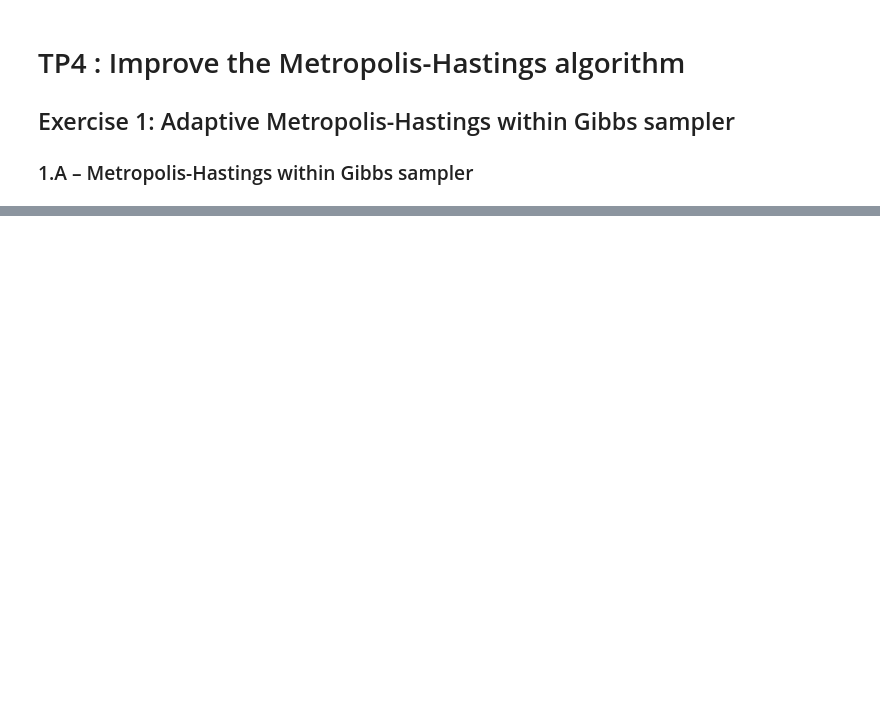
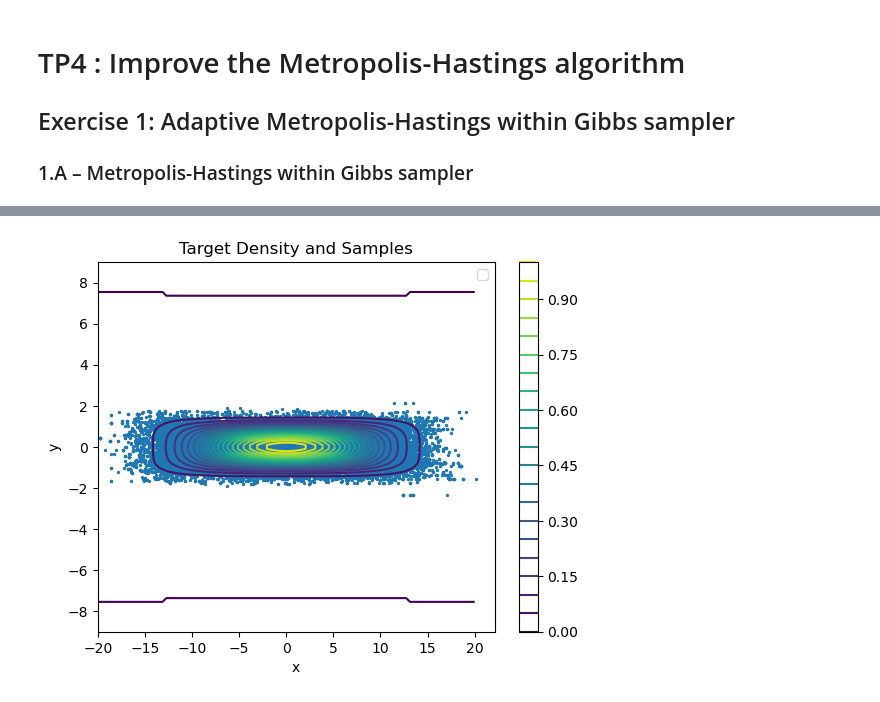
Before and after one commit to AugustinCablant/3A-class, a Jupyter notebook: Computational Statistics/TP4.ipynb, the cells around one changed output, grey strips where cells are left out. Drawn from its saved outputs; the diff is of its cells as text; code cells hidden in the pictures; blank space fills up the shorter version.

```diff
--- a/Computational Statistics/TP4.ipynb
+++ b/Computational Statistics/TP4.ipynb
@@ -16,9 +19,10 @@ def initialize_parameters():
     a = 10
     sigma_x = 3
     sigma_y = 3
-    return a, sigma_x, sigma_y
+    n_sample = 10 ** 5
+    return a, sigma_x, sigma_y, n_sample
 
-a, sigma_x, sigma_y = initialize_parameters()
+a, sigma_x, sigma_y, n_sample = initialize_parameters()
 
 # -------------------------------------- #
 
@@ -40,4 +44,84 @@ def proposal_kernel_y(x, y, sigma_y):
     return x_prime, y_prime
 
 # -------------------------------------- #
-def
+def samples_P(x0, y0, a, sigma_x, sigma_y, n_sample, burnin = 0):
+    """ Implement an algorithm which samples a chain with kernel P"""
+    samples = list()
+    samples.append([x0, y0])
+    acceptance_x = 0
+    acceptance_y = 0
+
+    for _ in tqdm(range(n_sample)):
+        x, y = samples[-1]
+        p = np.random.random()
+        q = np.random.random()
+        if p <= 0.5:    # Update X
+            x_prime, y_prime = proposal_kernel_x(x, y, sigma_x)
+            alpha = min(1, target_distribution(x_prime, y_prime, a) / target_distribution(x, y, a))
+            if q < alpha:    # We accept the sample
+                samples.append([x_prime, y_prime])
+                acceptance_x += 1
+            else:
+                samples.append([x, y])
+        else:    # Update Y
+            x_prime, y_prime = proposal_kernel_y(x, y, sigma_y)
+            alpha = min(1, target_distribution(x_prime, y_prime, a) / target_distribution(x, y, a))
+            if q < alpha:
+                samples.append([x_prime, y_prime])
+                acceptance_y += 1
+            else:
+                samples.append([x, y])
+    samples = np.array(samples[burnin:])
+    print(f"Acceptance rate for X: {acceptance_x / n_sample}, with sigma_x = {sigma_x}")
+    print(f"Acceptance rate for Y: {acceptance_y / n_sample}, with sigma_y = {sigma_y}")
+    return np.array(samples), acceptance_x / n_sample, acceptance_y / n_sample
+
+# -------------------------------------- #
+# Generate samples from the target distribution
+x0, y0 = np.random.uniform(-a, a), np.random.uniform(-a, a)
+samples, _, _ = samples_P(x0, y0, a, sigma_x, sigma_y, n_sample)
+X, Y = samples[:, 0], samples[:, 1]
+
+n_burnin = n_sample // 5
+X_burnin, Y_burnin = X[n_burnin:], Y[n_burnin:]
+plot_offset_x = np.max(X_burnin) // 2
+plot_offset_y = np.max(Y_burnin) // 2
+x_range = np.linspace(-a - plot_offset_x, a + plot_offset_x, 100)
+y_range = np.linspace(-a + plot_offset_y, a - plot_offset_y, 100)
+x, y = np.meshgrid(x_range, y_range)
+z = target_distribution(x, y, a)
+
+contour = plt.contour(x, y, z, cmap = 'viridis', levels = 20)
+plt.scatter(samples[n_burnin:, 0], samples[n_burnin:, 1], s = 2)
+plt.title('Target Density and Samples')
+plt.legend()
+plt.xlabel('x')
+plt.ylabel('y')
+plt.colorbar(contour)
+
+plt.figure(figsize = (10, 6))
+plt.plot(X[::100], label = 'X')
+plt.plot(Y[::100], label = 'Y')
+plt.title('Trajectory of Markov Chain')
+plt.xlabel('Iteration')
+plt.ylabel('Value')
+plt.legend()
+
+plt.figure(figsize = (10, 6))
+plt.hist(X, bins = 100, density = True, alpha = 0.5, color = "cyan", label = "X")
+plt.hist(Y, bins = 100, density = True, alpha = 0.5, color = "orange", label = "Y")
+plt.xlabel("Value")
+plt.ylabel("Density")
+plt.title("Histogram of X and Y")
+plt.legend()
+plt.show()
+
+plt.figure(figsize = (10, 6))
+pd.plotting.autocorrelation_plot(X, label = 'Autocorrelation of x', linewidth = 2)
+pd.plotting.autocorrelation_plot(Y, label = 'Autocorrelation of y', linewidth = 2)
+plt.title('Auto-correlation Diagram')
+plt.xlabel('Lag')
+plt.ylabel('Auto-correlation')
+plt.legend()
+plt.xlim((0,200))
+# %% [output]
@@ -43,0 +131 @@ def
+[figure, added]
```
Also changed, not shown: parts of 10 cells of this notebook.
